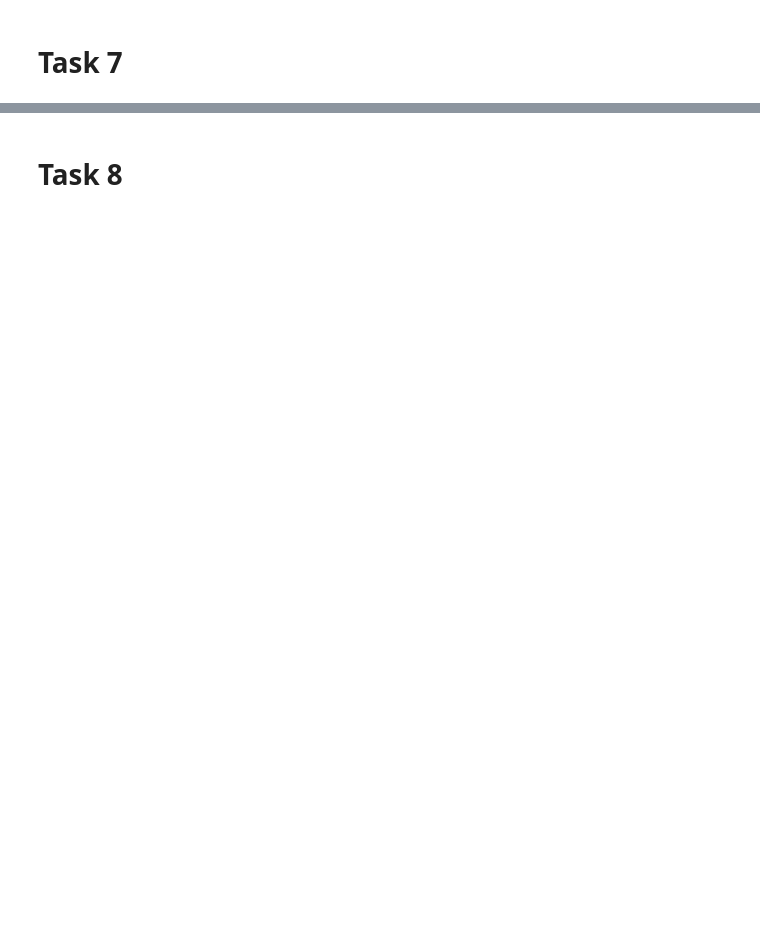
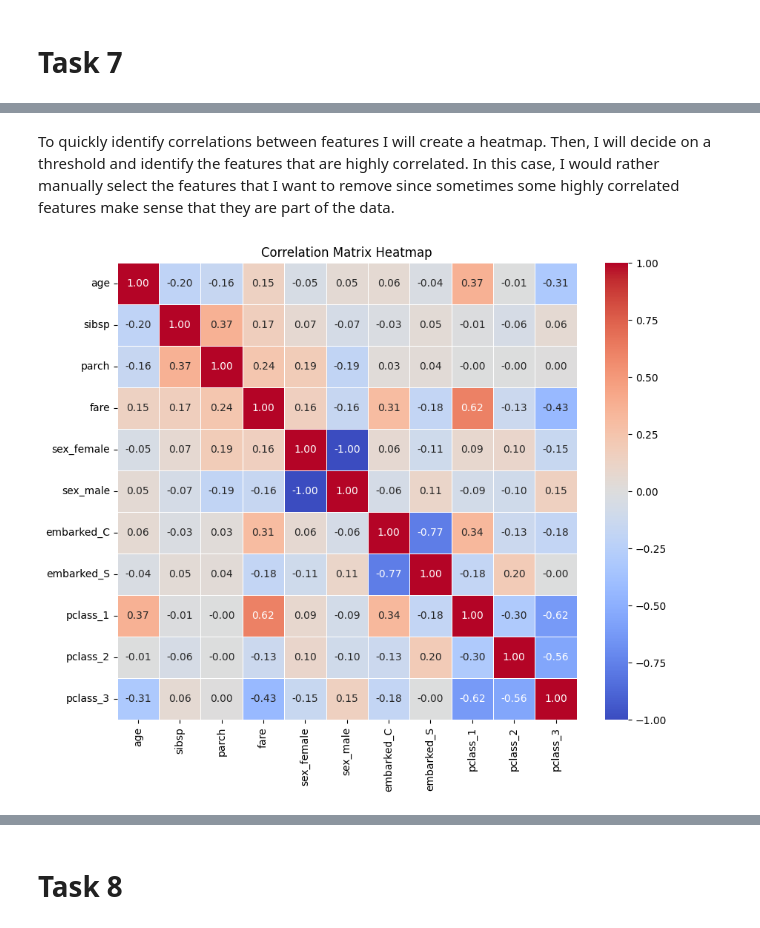
Before and after one commit to cayetana-h/ML-fundamentals-2025, a Jupyter notebook: first_assignment/assignment_1_cayetana_hinostroza.ipynb, the cells around one changed output, grey strips where cells are left out. Drawn from its saved outputs; the diff is of its cells as text; code cells hidden in the pictures; blank space fills up the shorter version.

```diff
--- a/first_assignment/assignment_1_cayetana_hinostroza.ipynb
+++ b/first_assignment/assignment_1_cayetana_hinostroza.ipynb
@@ -467,10 +480,22 @@ Even though there are 5 columns identified as categrical, I'm not going to encod
+# %%
+# function to drop columns if they exist so that they dont ouput error if ran twice
+def drop_columns_if_exist(df, columns):
+    columns_to_drop = [col for col in columns if col in df.columns]
+    if columns_to_drop:
+        return df.drop(columns=columns_to_drop)
+    return df
+
+
+X_train = drop_columns_if_exist(X_train, ['name', 'ticket'])
+X_val = drop_columns_if_exist(X_val, ['name', 'ticket'])
+X_test = drop_columns_if_exist(X_test, ['name', 'ticket'])
 # %%
 from sklearn.preprocessing import OneHotEncoder
 
 categorical_cols = ['sex', 'embarked', 'pclass']
 
-#'first' will help us prevent colinearity and 'ignore' will help us with categories not seen in training set
-encoder = OneHotEncoder(drop='first', handle_unknown='ignore')
+# 'ignore' will help us with categories not seen in training set
+encoder = OneHotEncoder(drop=None, handle_unknown='ignore')
 
 # new df to be safe
 encoded_data = encoder.fit_transform(X_train[categorical_cols]).toarray()
@@ -666,0 +715,7 @@ Standardization usually works better for data that is uniformly distributed beca
+# %%
+adasyn = ADASYN(random_state=42)
+
+X_train_ADASYN, Y_train_ADASYN = adasyn.fit_resample(X_train_encoded, Y_train)
+
+
+print("After ADASYN:", Counter(Y_train_ADASYN))
@@ -668,0 +770,25 @@ Standardization usually works better for data that is uniformly distributed beca
+# %%
+# I have to do this so that there is no error when running the cell and the variables names work later on
+def drop_column_if_exists(df, column_name):
+    if column_name in df.columns:
+        return df.drop(columns=[column_name])
+    return df  # Return unchanged if column doesn't exist
+
+# I will use ADASYN for now
+X_train_selection = drop_column_if_exists(X_train_ADASYN, 'embarked_Q')
+
+# I will choose to use the normalized data for now
+X_val_selection = drop_column_if_exists(X_val_normalized, 'embarked_Q')
+X_test_selection = drop_column_if_exists(X_test_normalized, 'embarked_Q')
+# %% [markdown]
+To quickly identify correlations between features I will create a heatmap. Then, I will decide on a threshold and identify the features that are highly correlated. In this case, I would rather manually select the features that I want to remove since sometimes some highly correlated features make sense that they are part of the data.
+# %%
+correlation_matrix = X_train_selection.corr()
+
+plt.figure(figsize=(10, 8))  # Set the figure size for better visibility
+sns.heatmap(correlation_matrix, annot=True, cmap='coolwarm', vmin=-1, vmax=1, fmt='.2f', linewidths=0.5)
+
+plt.title("Correlation Matrix Heatmap")
+plt.show()
+# %% [output]
+[figure, added]
```
Also changed, not shown: parts of 30 cells of this notebook.
